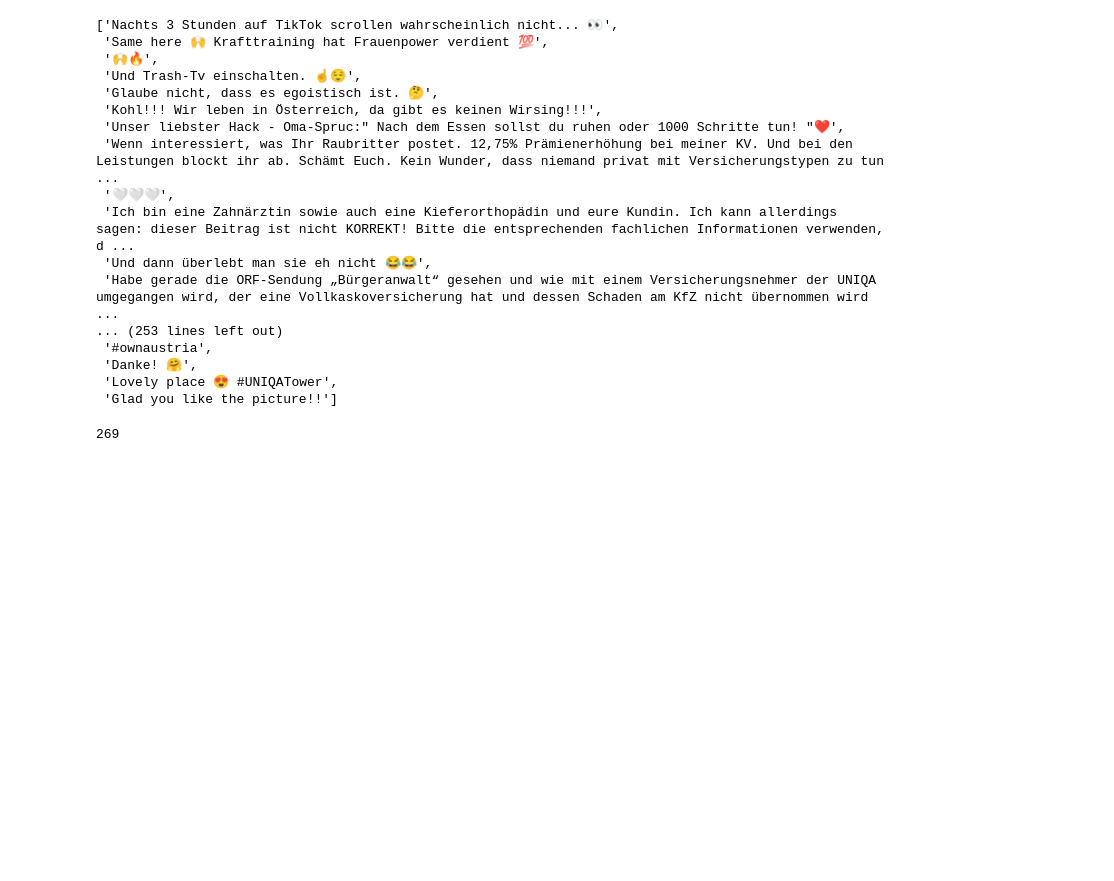
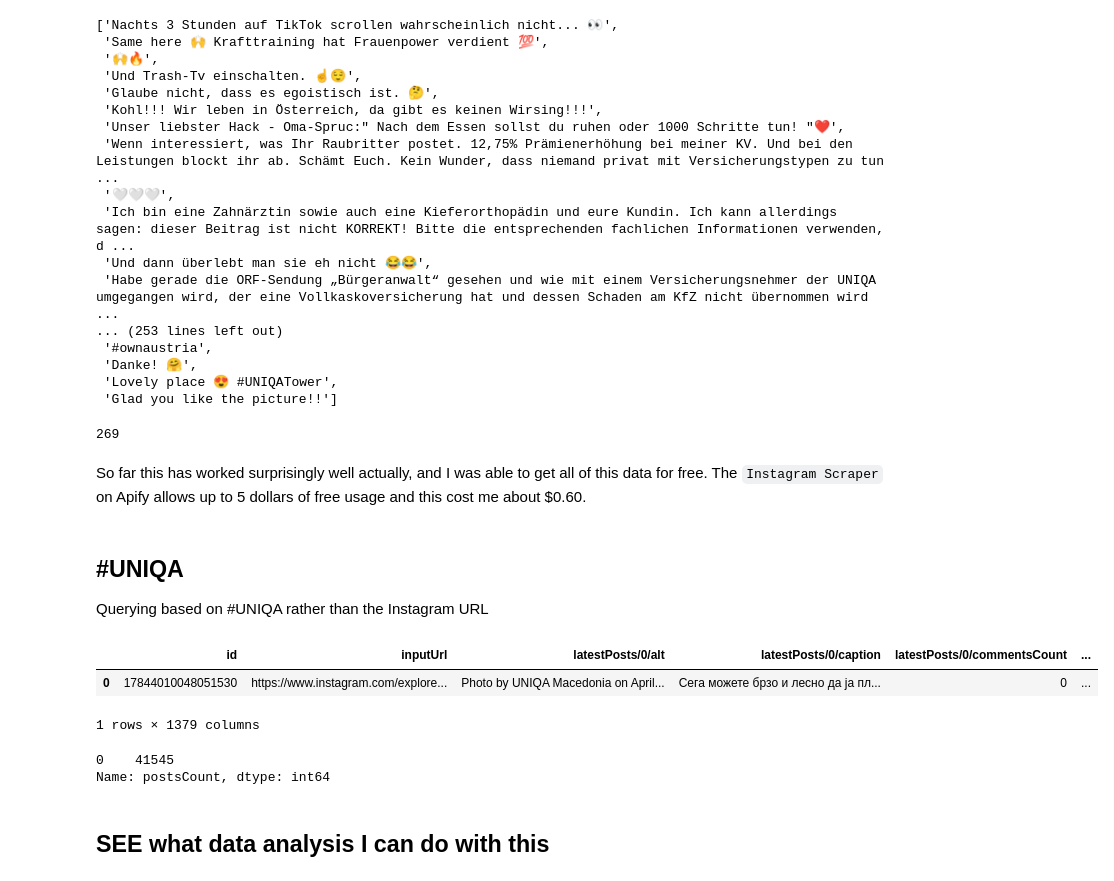
Before and after one commit to corinne167225/Capstone_UNIQA, a Jupyter notebook: UNIQA Instagram.ipynb, the cells around one changed output. Drawn from its saved outputs; the diff is of its cells as text; code cells hidden in the pictures; blank space fills up the shorter version.

Commit message:
adding instagram #uniqa csv

```diff
--- a/UNIQA Instagram.ipynb
+++ b/UNIQA Instagram.ipynb
@@ -48,3 +49,24 @@ len(filtered_comments)
 #269 comments on 482 UNIQA posts
 # %% [output]
 269
+# %% [markdown]
+So far this has worked surprisingly well actually, and I was able to get all of this data for free. The `Instagram Scraper` on Apify allows up to 5 dollars of free usage and this cost me about $0.60.
+# %% [markdown]
+## #UNIQA
+Querying based on #UNIQA rather than the Instagram URL
+# %%
+instagram_uniqa_hashtag = pd.read_csv('uniqa_ig_hashtag.csv')
+instagram_uniqa_hashtag
+# %% [output]
+|  | id | inputUrl | latestPosts/0/alt | latestPosts/0/caption | latestPosts/0/commentsCount | ... |
+| 0 | 17844010048051530 | https://www.instagram.com/explore... | Photo by UNIQA Macedonia on April... | Сега можете брзо и лесно да ја пл... | 0 | ... |
+1 rows × 1379 columns
+# %%
+instagram_uniqa_hashtag.postsCount
+#41,545 posts that use the #UNIQA, although it is unknown if
+#these are related to
+# %% [output]
+0    41545
+Name: postsCount, dtype: int64
+# %% [markdown]
+## SEE what data analysis I can do with this
```
Also changed, not shown: parts of 2 cells of this notebook, 1 other file.
